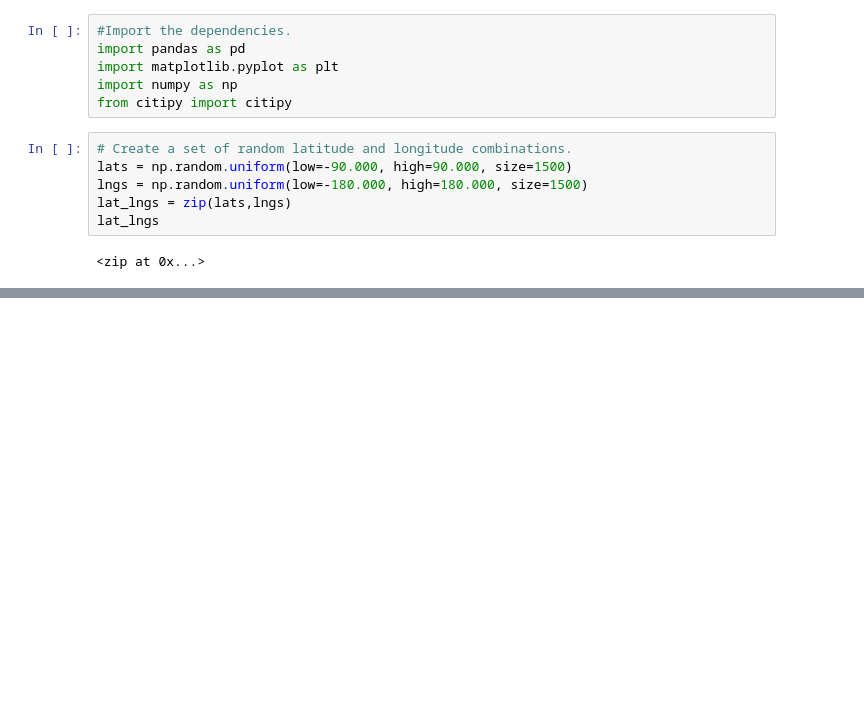
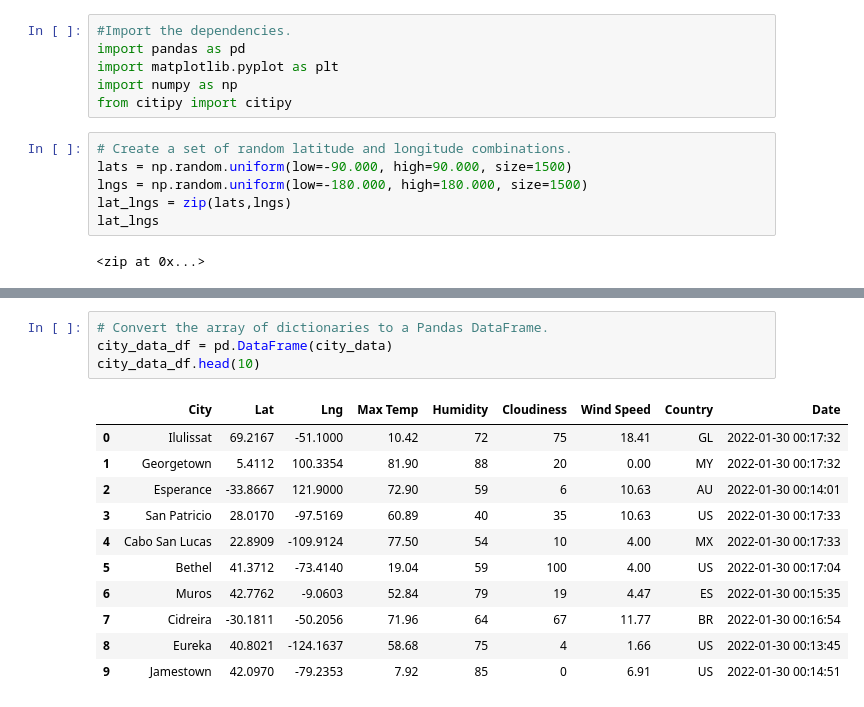
Before and after one commit to hanfengxi/World_Weather_Analysis, a Jupyter notebook: WeatherPy.ipynb, the cells around one changed output, grey strips where cells are left out. Cells and saved outputs as stored; diff of their text form; blank space fills up the shorter version.

```diff
--- a/WeatherPy.ipynb
+++ b/WeatherPy.ipynb
@@ -50,0 +144,16 @@ len(cities)
+# %%
+# Convert the array of dictionaries to a Pandas DataFrame.
+city_data_df = pd.DataFrame(city_data)
+city_data_df.head(10)
+# %% [output]
+|  | City | Lat | Lng | Max Temp | Humidity | Cloudiness | Wind Speed | Country | Date |
+| 0 | Ilulissat | 69.2167 | -51.1000 | 10.42 | 72 | 75 | 18.41 | GL | 2022-01-30 00:17:32 |
+| 1 | Georgetown | 5.4112 | 100.3354 | 81.90 | 88 | 20 | 0.00 | MY | 2022-01-30 00:17:32 |
+| 2 | Esperance | -33.8667 | 121.9000 | 72.90 | 59 | 6 | 10.63 | AU | 2022-01-30 00:14:01 |
+| 3 | San Patricio | 28.0170 | -97.5169 | 60.89 | 40 | 35 | 10.63 | US | 2022-01-30 00:17:33 |
+| 4 | Cabo San Lucas | 22.8909 | -109.9124 | 77.50 | 54 | 10 | 4.00 | MX | 2022-01-30 00:17:33 |
+| 5 | Bethel | 41.3712 | -73.4140 | 19.04 | 59 | 100 | 4.00 | US | 2022-01-30 00:17:04 |
+| 6 | Muros | 42.7762 | -9.0603 | 52.84 | 79 | 19 | 4.47 | ES | 2022-01-30 00:15:35 |
+| 7 | Cidreira | -30.1811 | -50.2056 | 71.96 | 64 | 67 | 11.77 | BR | 2022-01-30 00:16:54 |
+| 8 | Eureka | 40.8021 | -124.1637 | 58.68 | 75 | 4 | 1.66 | US | 2022-01-30 00:13:45 |
+| 9 | Jamestown | 42.0970 | -79.2353 | 7.92 | 85 | 0 | 6.91 | US | 2022-01-30 00:14:51 |
```
Also changed, not shown: parts of 9 cells of this notebook, 1 other file.
